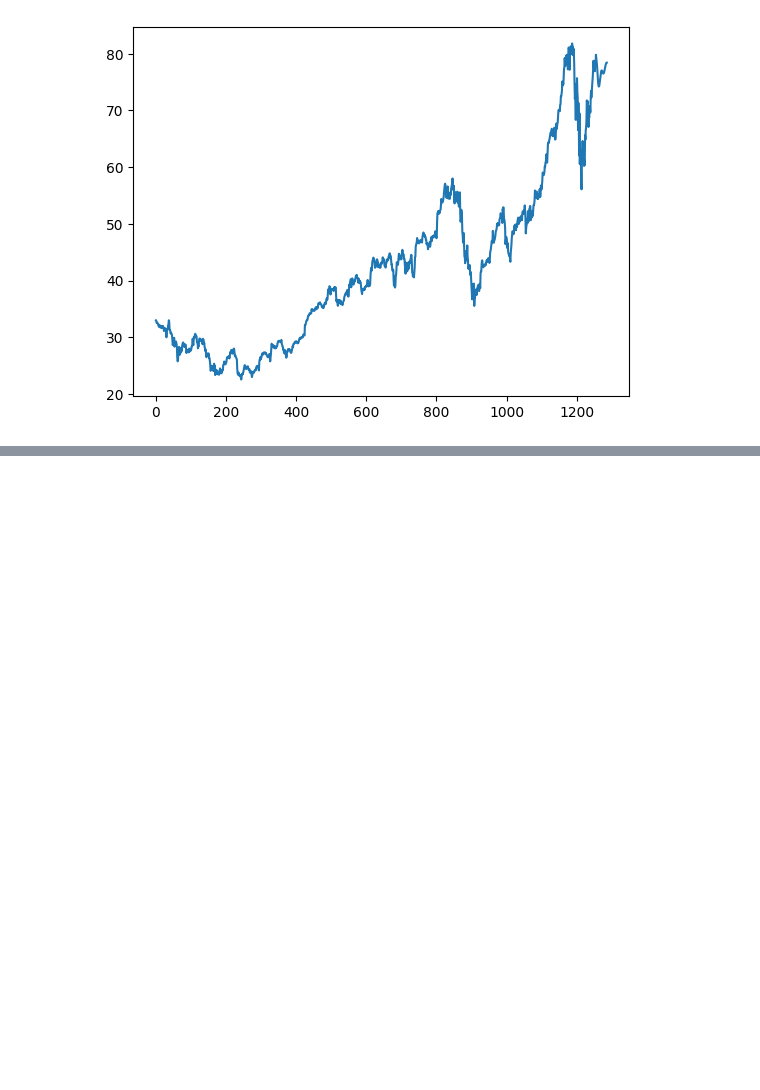
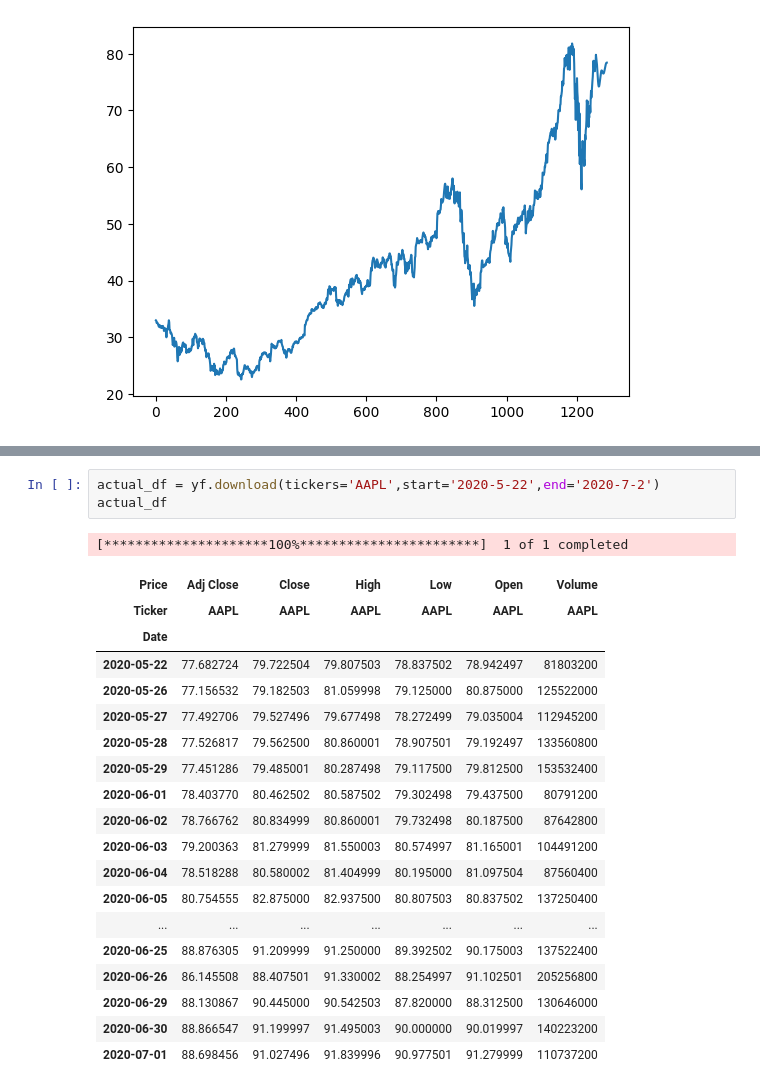
Before and after one commit to Prerana-walvekar/Python, a Jupyter notebook: up_aapl.ipynb, the cells around one changed output, grey strips where cells are left out. Cells and saved outputs as stored; diff of their text form; blank space fills up the shorter version.

```diff
--- a/up_aapl.ipynb
+++ b/up_aapl.ipynb
@@ -351,0 +433,24 @@ plt.plot(df3)
+# %%
+actual_df = yf.download(tickers='AAPL',start='2020-5-22',end='2020-7-2')
+actual_df
+# %% [output]
+[*********************100%***********************]  1 of 1 completed
+| Price | Adj Close | Close | High | Low | Open | Volume |
+| Ticker | AAPL | AAPL | AAPL | AAPL | AAPL | AAPL |
+| Date |  |  |  |  |  |  |
+| 2020-05-22 | 77.682724 | 79.722504 | 79.807503 | 78.837502 | 78.942497 | 81803200 |
+| 2020-05-26 | 77.156532 | 79.182503 | 81.059998 | 79.125000 | 80.875000 | 125522000 |
+| 2020-05-27 | 77.492706 | 79.527496 | 79.677498 | 78.272499 | 79.035004 | 112945200 |
+| 2020-05-28 | 77.526817 | 79.562500 | 80.860001 | 78.907501 | 79.192497 | 133560800 |
+| 2020-05-29 | 77.451286 | 79.485001 | 80.287498 | 79.117500 | 79.812500 | 153532400 |
+| 2020-06-01 | 78.403770 | 80.462502 | 80.587502 | 79.302498 | 79.437500 | 80791200 |
+| 2020-06-02 | 78.766762 | 80.834999 | 80.860001 | 79.732498 | 80.187500 | 87642800 |
+| 2020-06-03 | 79.200363 | 81.279999 | 81.550003 | 80.574997 | 81.165001 | 104491200 |
+| 2020-06-04 | 78.518288 | 80.580002 | 81.404999 | 80.195000 | 81.097504 | 87560400 |
+| 2020-06-05 | 80.754555 | 82.875000 | 82.937500 | 80.807503 | 80.837502 | 137250400 |
+| ... | ... | ... | ... | ... | ... | ... |
+| 2020-06-25 | 88.876305 | 91.209999 | 91.250000 | 89.392502 | 90.175003 | 137522400 |
+| 2020-06-26 | 86.145508 | 88.407501 | 91.330002 | 88.254997 | 91.102501 | 205256800 |
+| 2020-06-29 | 88.130867 | 90.445000 | 90.542503 | 87.820000 | 88.312500 | 130646000 |
+| 2020-06-30 | 88.866547 | 91.199997 | 91.495003 | 90.000000 | 90.019997 | 140223200 |
+| 2020-07-01 | 88.698456 | 91.027496 | 91.839996 | 90.977501 | 91.279999 | 110737200 |
```
Also changed, not shown: parts of 5 cells of this notebook.
